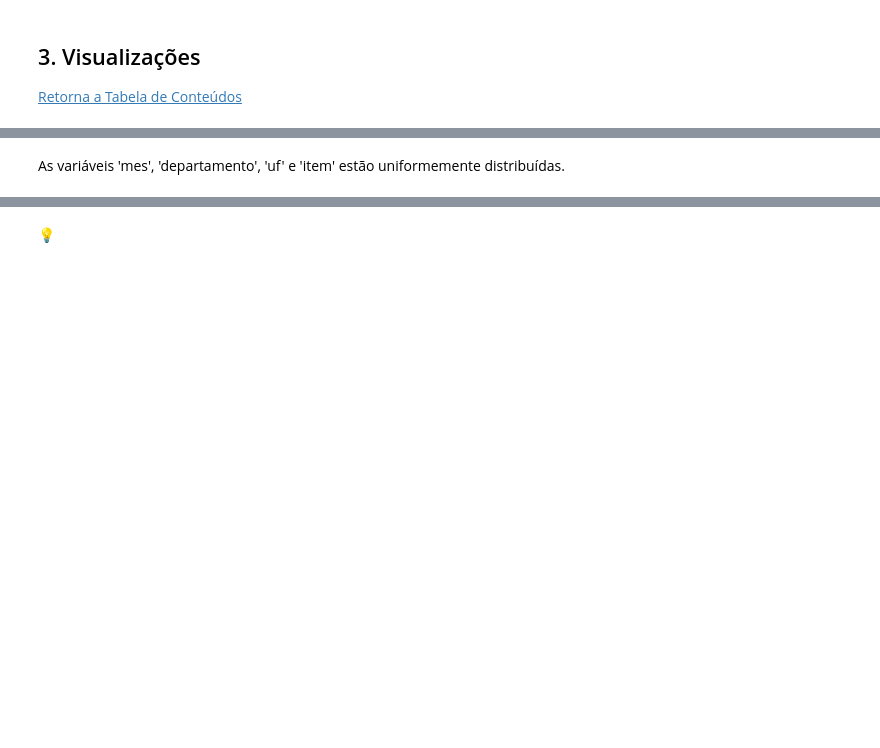
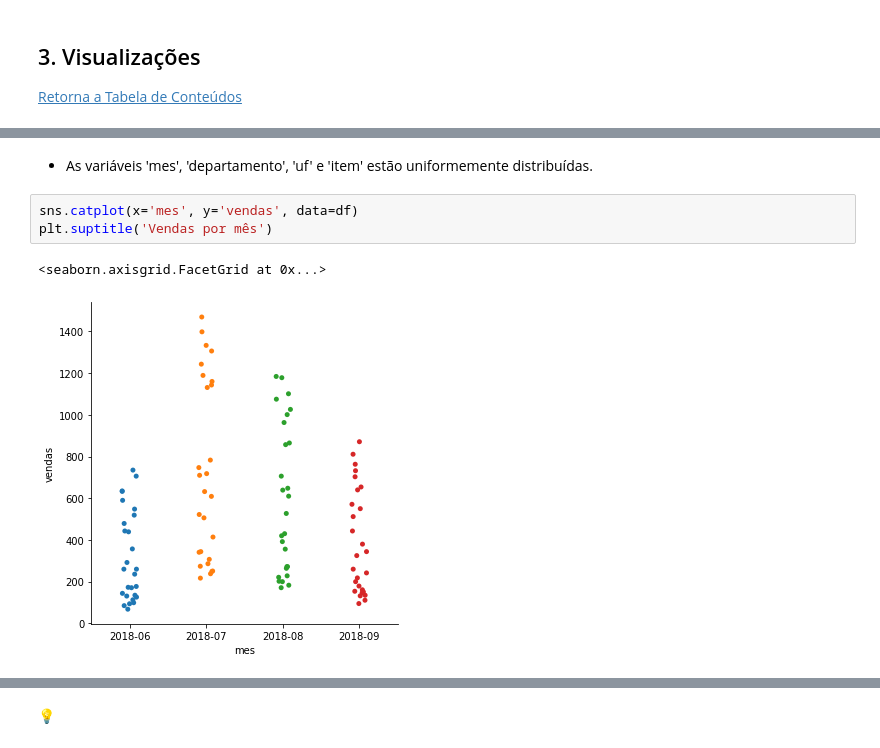
Before and after one commit to pathilink/B2W_data, a Jupyter notebook: B2W_report.ipynb, the cells around one changed output, grey strips where cells are left out. Saved outputs shown, nothing was run; the diff lists cells and outputs as text; blank space fills up the shorter version.

```diff
--- a/B2W_report.ipynb
+++ b/B2W_report.ipynb
@@ -122,2 +135,8 @@ plt.tight_layout()
 # %% [markdown]
-As variáveis 'mes', 'departamento', 'uf' e 'item' estão uniformemente distribuídas.
+* As variáveis 'mes', 'departamento', 'uf' e 'item' estão uniformemente distribuídas.
+# %%
+sns.catplot(x='mes', y='vendas', data=df)
+plt.suptitle('Vendas por mês')
+# %% [output]
+<seaborn.axisgrid.FacetGrid at 0x...>
+[figure, added]
```
Also changed, not shown: parts of 27 cells of this notebook, 1 other file.
